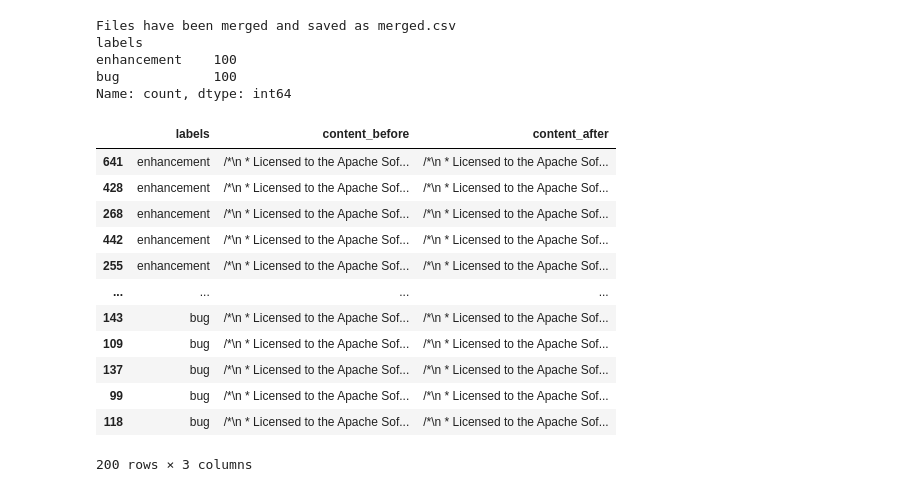
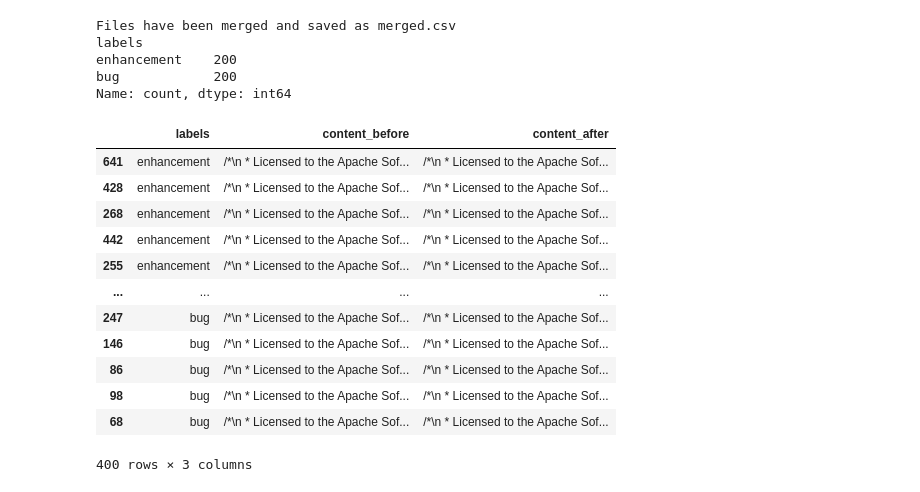
Before and after one commit to FSMVU-Tubitak-1001-Kod-Analiz/metadata-nn-model, a Jupyter notebook: CodeBERT_embedding_nn_model.ipynb, the cells around one changed output. Drawn from its saved outputs; the diff is of its cells as text; code cells hidden in the pictures.

```diff
--- a/CodeBERT_embedding_nn_model.ipynb
+++ b/CodeBERT_embedding_nn_model.ipynb
@@ -30,44 +30,43 @@ df.drop("status",inplace = True,axis=1)
 ### Limit df size for testing purposes ###
 # Sample 10 rows of each label type
 label_enh = df[df['labels'] == 'enhancement']
 label_bug = df[df['labels'] == 'bug']
-sampled_enh = label_enh.sample(n=100, random_state=1)  # random_state for reproducibility
-sampled_bug = label_bug.sample(n=100, random_state=1)
+sampled_enh = label_enh.sample(n=200, random_state=1)
+sampled_bug = label_bug.sample(n=200, random_state=1)
 df = pd.concat([sampled_enh, sampled_bug])
-
 
 # Standardize labels
 labels = ['bug', 'enhancement', 'performance', 'refactor', 'clean']
 df = standardize_labels(df, labels)
 resulting_label_count = df['labels'].nunique()
 
 # Display DataFrame with a scrollable table
 #display(HTML(df.to_html(max_rows=None, max_cols=None)))
 
 # Count the occurrences of each unique value in the 'lables' column
 label_counts = df['labels'].value_counts()
 print(label_counts)
 
 df
 # %% [output]
 Files have been merged and saved as merged.csv
 labels
-enhancement    100
-bug            100
+enhancement    200
+bug            200
 Name: count, dtype: int64
 |  | labels | content_before | content_after |
 | 641 | enhancement | /*\n * Licensed to the Apache Sof... | /*\n * Licensed to the Apache Sof... |
 | 428 | enhancement | /*\n * Licensed to the Apache Sof... | /*\n * Licensed to the Apache Sof... |
 | 268 | enhancement | /*\n * Licensed to the Apache Sof... | /*\n * Licensed to the Apache Sof... |
 | 442 | enhancement | /*\n * Licensed to the Apache Sof... | /*\n * Licensed to the Apache Sof... |
 | 255 | enhancement | /*\n * Licensed to the Apache Sof... | /*\n * Licensed to the Apache Sof... |
 | ... | ... | ... | ... |
-| 143 | bug | /*\n * Licensed to the Apache Sof... | /*\n * Licensed to the Apache Sof... |
-| 109 | bug | /*\n * Licensed to the Apache Sof... | /*\n * Licensed to the Apache Sof... |
-| 137 | bug | /*\n * Licensed to the Apache Sof... | /*\n * Licensed to the Apache Sof... |
-| 99 | bug | /*\n * Licensed to the Apache Sof... | /*\n * Licensed to the Apache Sof... |
-| 118 | bug | /*\n * Licensed to the Apache Sof... | /*\n * Licensed to the Apache Sof... |
+| 247 | bug | /*\n * Licensed to the Apache Sof... | /*\n * Licensed to the Apache Sof... |
+| 146 | bug | /*\n * Licensed to the Apache Sof... | /*\n * Licensed to the Apache Sof... |
+| 86 | bug | /*\n * Licensed to the Apache Sof... | /*\n * Licensed to the Apache Sof... |
+| 98 | bug | /*\n * Licensed to the Apache Sof... | /*\n * Licensed to the Apache Sof... |
+| 68 | bug | /*\n * Licensed to the Apache Sof... | /*\n * Licensed to the Apache Sof... |
-200 rows × 3 columns
+400 rows × 3 columns
 # %%
 from transformers import AutoTokenizer, AutoModel
 import torch
```
Also changed, not shown: parts of 10 cells of this notebook.
